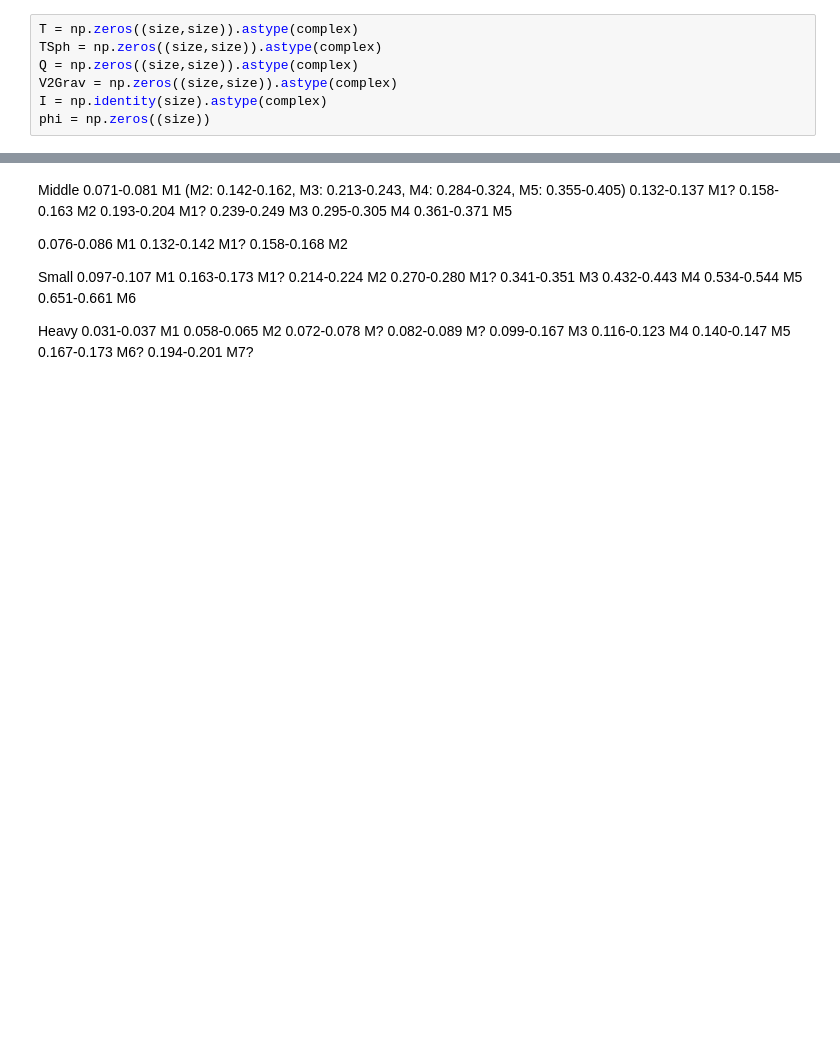
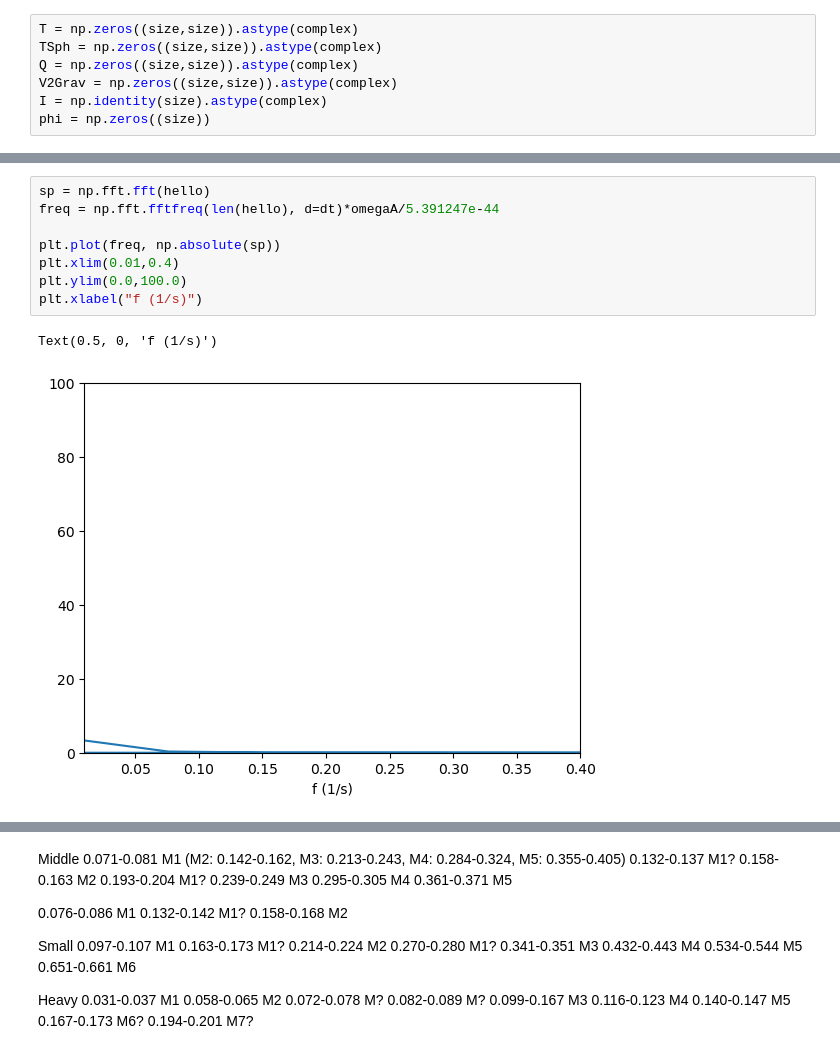
Before and after one commit to bkklee/BosonStar, a Jupyter notebook: Crank-Nicolson_v4.ipynb, the cells around one changed output, grey strips where cells are left out. Drawn from its saved outputs; the diff is of its cells as text; blank space fills up the shorter version.

```diff
--- a/Crank-Nicolson_v4.ipynb
+++ b/Crank-Nicolson_v4.ipynb
@@ -231,0 +229,11 @@ plt.show()
+# %%
+sp = np.fft.fft(hello)
+freq = np.fft.fftfreq(len(hello), d=dt)*omegaA/5.391247e-44
+
+plt.plot(freq, np.absolute(sp))
+plt.xlim(0.01,0.4)
+plt.ylim(0.0,100.0)
+plt.xlabel("f (1/s)")
+# %% [output]
+Text(0.5, 0, 'f (1/s)')
+[figure, added]
```
Also changed, not shown: parts of 13 cells of this notebook, 2 other files.
